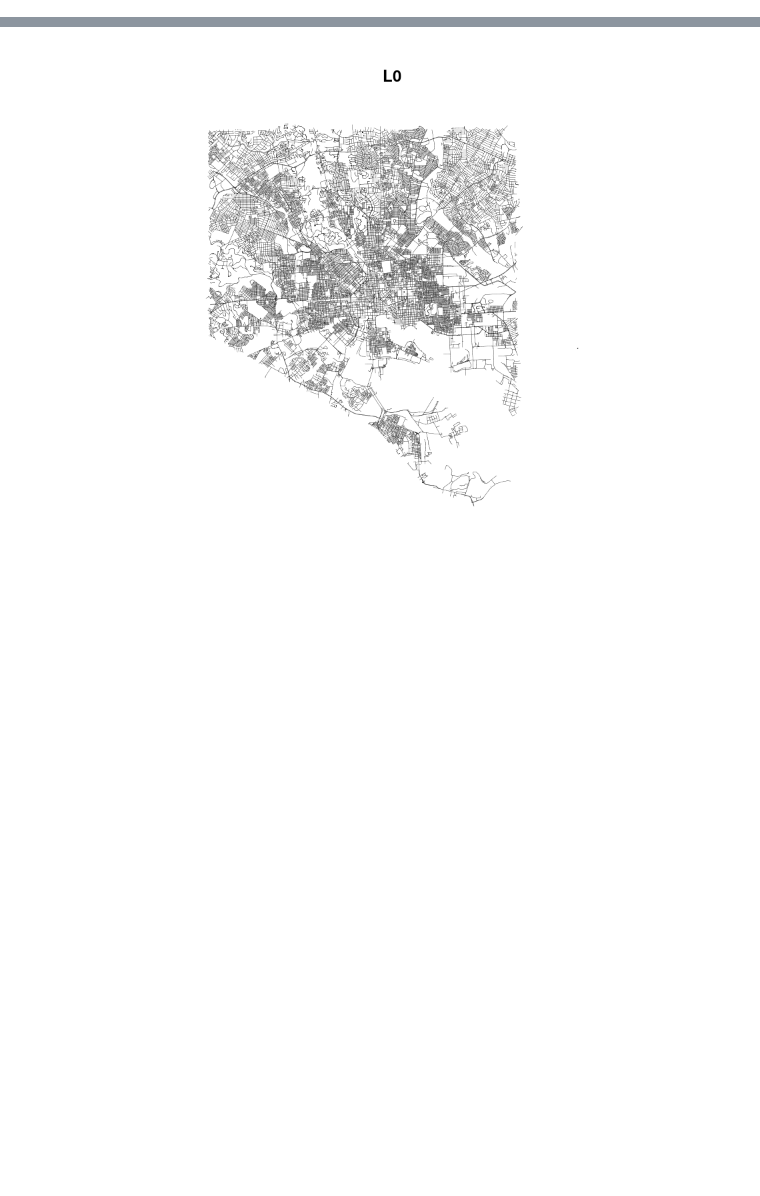
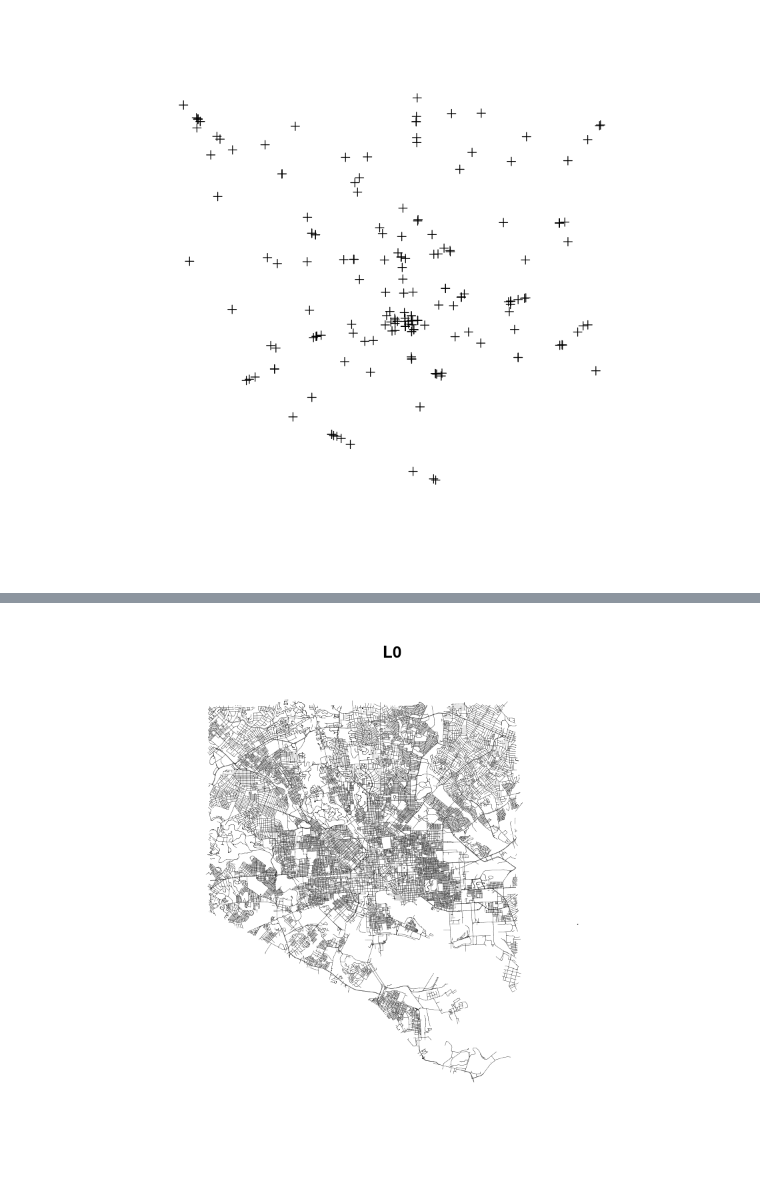
Before and after one commit to joshgoldman4/food-network, a Jupyter notebook: food network/fast food.ipynb, the cells around one changed output, grey strips where cells are left out. Saved outputs shown, nothing was run; the diff lists cells and outputs as text; code cells hidden in the pictures; blank space fills up the shorter version.

```diff
--- a/food network/fast food.ipynb
+++ b/food network/fast food.ipynb
@@ -83,0 +94,5 @@ head(streets@data, n=10)
+# %%
+plot(ff
+    )
+# %% [output]
+[figure, added]
```
Also changed, not shown: parts of 17 cells of this notebook, 8 other files.
